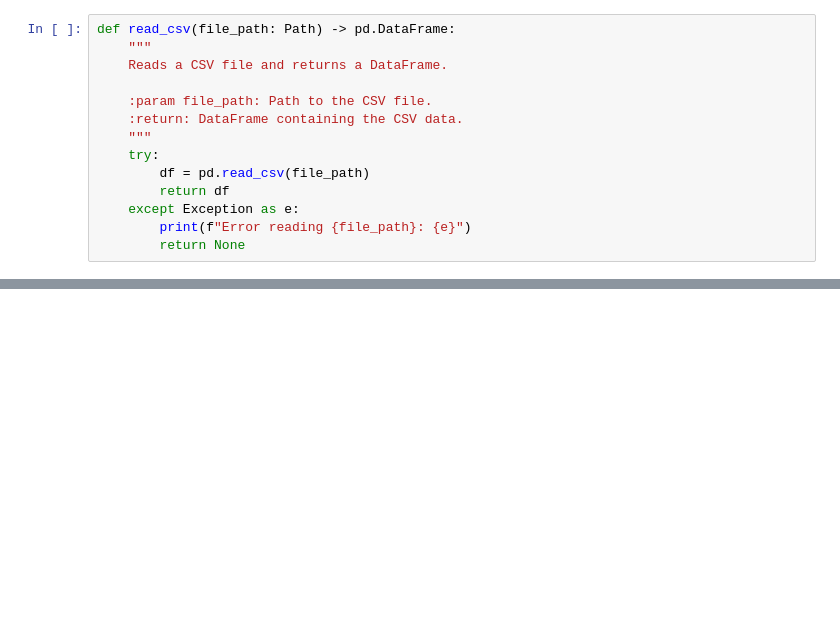
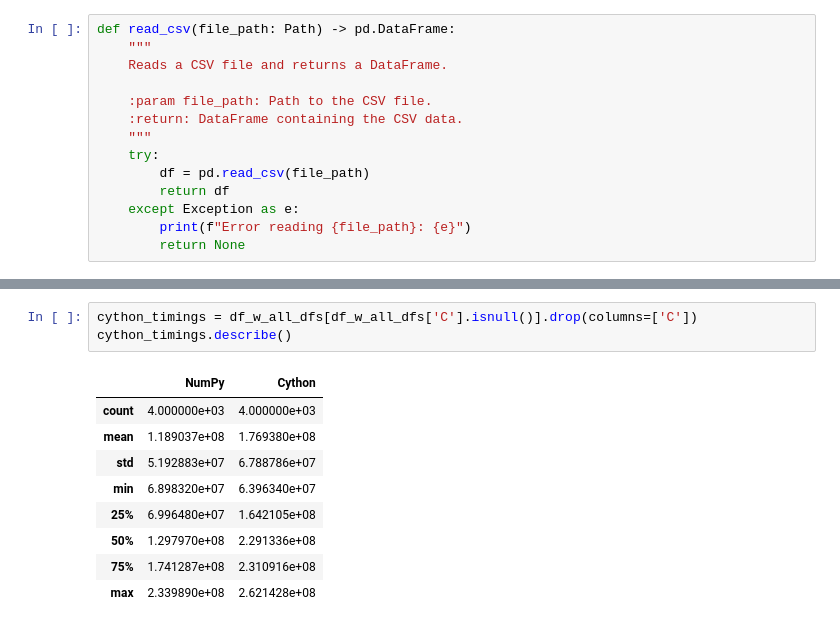
Before and after one commit to marcuscostagraciano/TCC-BSI, a Jupyter notebook: graph_gen.ipynb, the cells around one changed output, grey strips where cells are left out. Cells and saved outputs as stored; diff of their text form; blank space fills up the shorter version.

```diff
--- a/graph_gen.ipynb
+++ b/graph_gen.ipynb
@@ -52,0 +80,13 @@ for file in os.listdir(Path(DATA_FOLDER)):
+# %%
+cython_timings = df_w_all_dfs[df_w_all_dfs['C'].isnull()].drop(columns=['C'])
+cython_timings.describe()
+# %% [output]
+|  | NumPy | Cython |
+| count | 4.000000e+03 | 4.000000e+03 |
+| mean | 1.189037e+08 | 1.769380e+08 |
+| std | 5.192883e+07 | 6.788786e+07 |
+| min | 6.898320e+07 | 6.396340e+07 |
+| 25% | 6.996480e+07 | 1.642105e+08 |
+| 50% | 1.297970e+08 | 2.291336e+08 |
+| 75% | 1.741287e+08 | 2.310916e+08 |
+| max | 2.339890e+08 | 2.621428e+08 |
```
Also changed, not shown: parts of 3 cells of this notebook.
